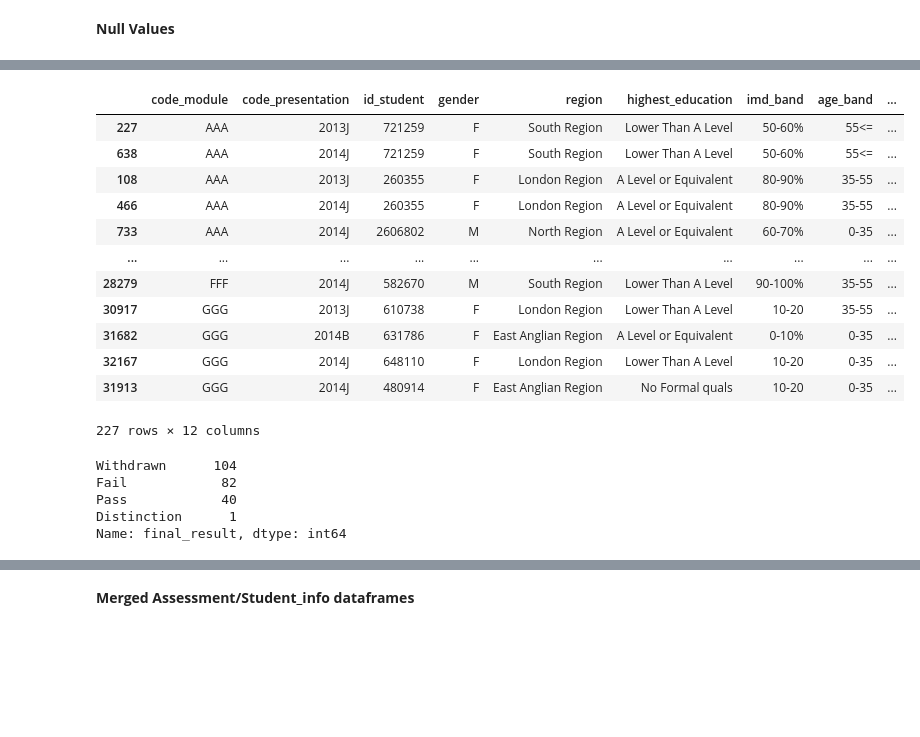
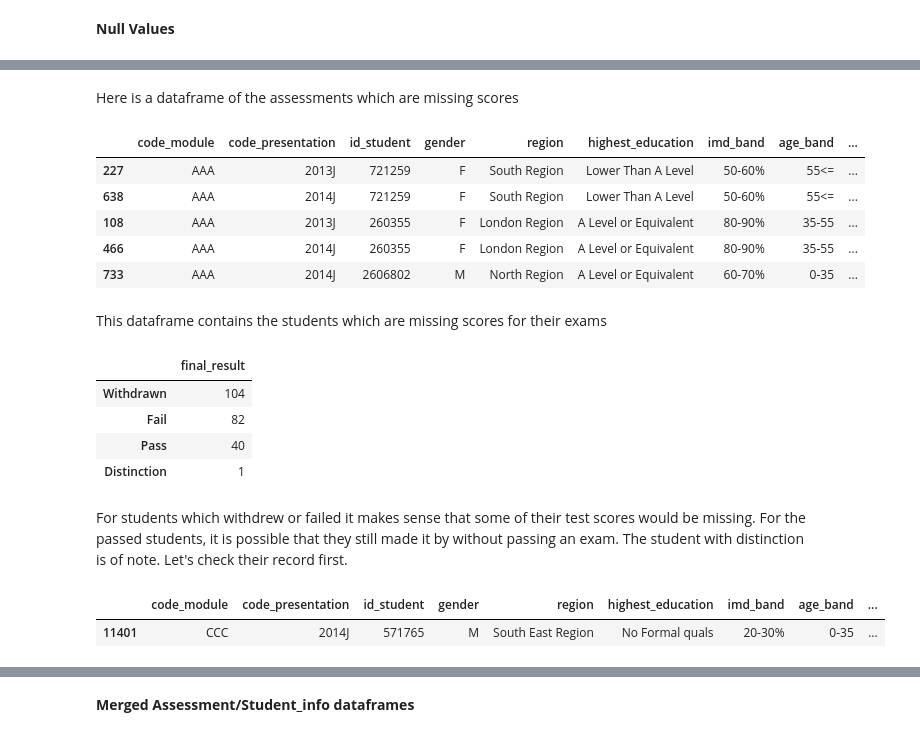
Before and after one commit to freyjagarner/Student-Data-Analysis, a Jupyter notebook: Capstone/Student_Assessment.ipynb, the cells around one changed output, grey strips where cells are left out. Drawn from its saved outputs; the diff is of its cells as text; code cells hidden in the pictures; blank space fills up the shorter version.

Commit message:
Initial analysis on assessments

```diff
--- a/Capstone/Student_Assessment.ipynb
+++ b/Capstone/Student_Assessment.ipynb
@@ -59,4 +68,6 @@ dtype: object
 # %%
 # converting the data types
-student_assessment = student_assessment.astype({'id_assessment': int, 'id_student': int})
-student_assessment = student_assessment.astype({'id_assessment': object, 'id_student': object})
+student_assessment = student_assessment.astype({'id_assessment': str, 'id_student': str})
+# change student_assessment datatypes to values pandas supports better
+student_assessment = student_assessment.convert_dtypes()
+student_assessment.dtypes
@@ -104 +130,3 @@ students_w_NaN_scores = pd.DataFrame()
+# %% [markdown]
+Here is a dataframe of the assessments which are missing scores
 # %%
@@ -106,25 +140,30 @@ for index, row in NaN_scores.iterrows():
     students_w_NaN_scores = students_w_NaN_scores.append(student_info.loc[student_info['id_student'] == row['id_student']])
 # %%
-students_w_NaN_scores
+# display the new dataframe
+students_w_NaN_scores.head()
 # %% [output]
 |  | code_module | code_presentation | id_student | gender | region | highest_education | imd_band | age_band | ... |
 | 227 | AAA | 2013J | 721259 | F | South Region | Lower Than A Level | 50-60% | 55<= | ... |
 | 638 | AAA | 2014J | 721259 | F | South Region | Lower Than A Level | 50-60% | 55<= | ... |
 | 108 | AAA | 2013J | 260355 | F | London Region | A Level or Equivalent | 80-90% | 35-55 | ... |
 | 466 | AAA | 2014J | 260355 | F | London Region | A Level or Equivalent | 80-90% | 35-55 | ... |
 | 733 | AAA | 2014J | 2606802 | M | North Region | A Level or Equivalent | 60-70% | 0-35 | ... |
-| ... | ... | ... | ... | ... | ... | ... | ... | ... | ... |
-| 28279 | FFF | 2014J | 582670 | M | South Region | Lower Than A Level | 90-100% | 35-55 | ... |
-| 30917 | GGG | 2013J | 610738 | F | London Region | Lower Than A Level | 10-20 | 35-55 | ... |
-| 31682 | GGG | 2014B | 631786 | F | East Anglian Region | A Level or Equivalent | 0-10% | 0-35 | ... |
-| 32167 | GGG | 2014J | 648110 | F | London Region | Lower Than A Level | 10-20 | 0-35 | ... |
-| 31913 | GGG | 2014J | 480914 | F | East Anglian Region | No Formal quals | 10-20 | 0-35 | ... |
-227 rows × 12 columns
+# %% [markdown]
+This dataframe contains the students which are missing scores for their exams
 # %%
-students_w_NaN_scores['final_result'].value_counts()
+# get the counts of each student result within the NaN scores dataframe
+dataframe(students_w_NaN_scores['final_result'].value_counts())
 # %% [output]
-Withdrawn      104
-Fail            82
-Pass            40
-Distinction      1
-Name: final_result, dtype: int64
+|  | final_result |
+| Withdrawn | 104 |
+| Fail | 82 |
+| Pass | 40 |
+| Distinction | 1 |
+# %% [markdown]
+For students which withdrew or failed it makes sense that some of their test scores would be missing. For the passed students, it is possible that they still made it by without passing an exam. The student with distinction is of note. Let's check their record first.
+# %%
+# locate the student in students_w_NaN scores whose final_result was Distinction
+students_w_NaN_scores.loc[students_w_NaN_scores['final_result'] == 'Distinction']
+# %% [output]
+|  | code_module | code_presentation | id_student | gender | region | highest_education | imd_band | age_band | ... |
+| 11401 | CCC | 2014J | 571765 | M | South East Region | No Formal quals | 20-30% | 0-35 | ... |
```
Also changed, not shown: parts of 41 cells of this notebook, 5 other files.
